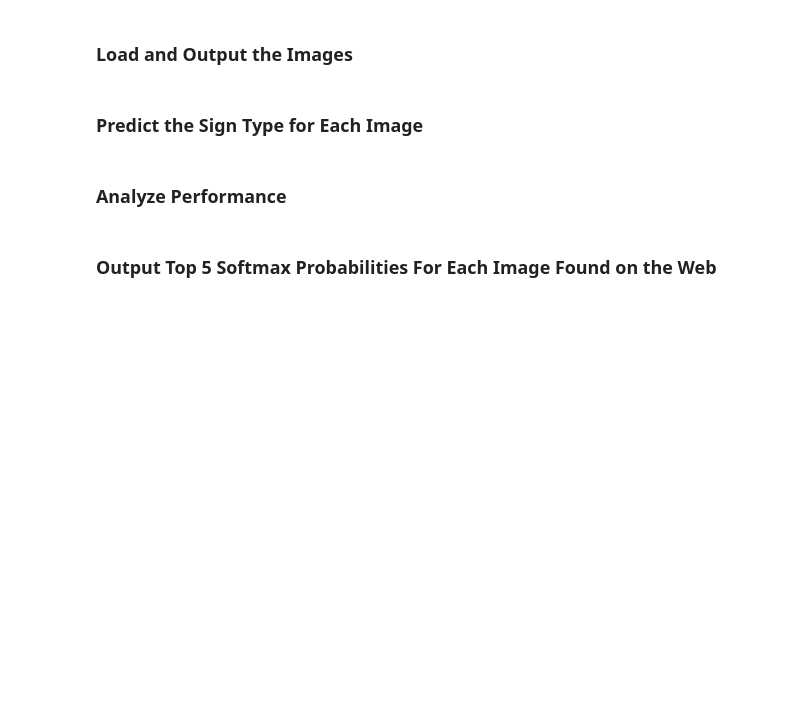
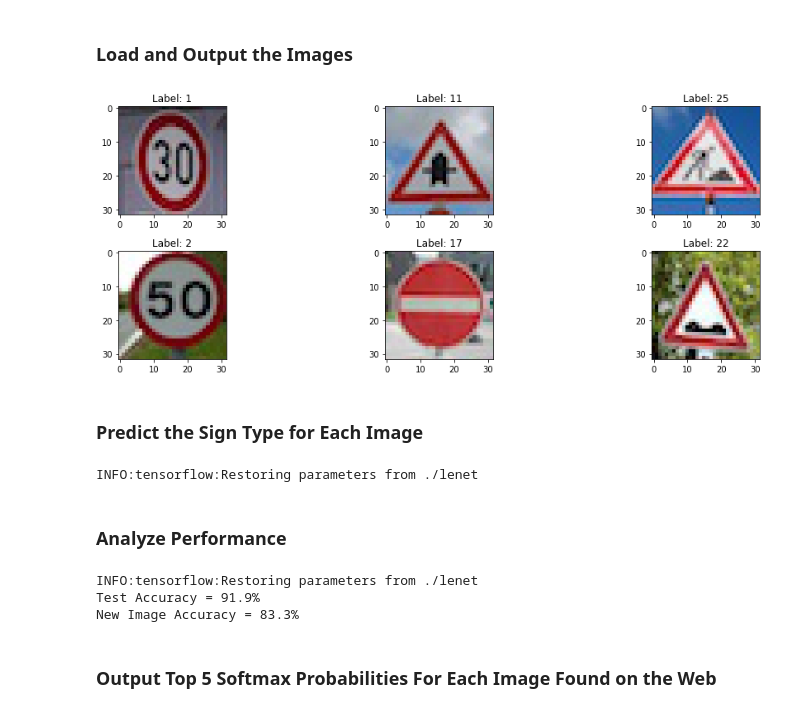
Before and after one commit to Lybron/CarND-T1P2, a Jupyter notebook: Traffic_Sign_Classifier.ipynb, the cells around one changed output. Drawn from its saved outputs; the diff is of its cells as text; code cells hidden in the pictures; blank space fills up the shorter version.

```diff
--- a/Traffic_Sign_Classifier.ipynb
+++ b/Traffic_Sign_Classifier.ipynb
@@ -232,5 +275,5 @@ print("New X_train = %s" % len(X_train))
 # %%
 X_valid = preprocess_batch(X_valid, y_valid)
-print("New X_valid = %s" % len(X_valid))
+X_valid = normalize_img(X_valid)
 # %%
 X_test = preprocess_batch(X_test, y_test)
@@ -422,35 +546,37 @@ new_labels = [1,  # speed limit 30
               11, # Right-of-way at the next intersection
               25, # road work
               2,  # speed limit 50
               17, # no entry
               22]  # bumpy road
 
 new_images = []
 
 for name in image_names:
     # Read image
     img = Image.open(img_path+name)
     img = img.convert('RGB')
     img = img.resize((IMG_SIZE, IMG_SIZE), Image.ANTIALIAS)
     img = np.array(list(img.getdata()), dtype='uint8')
     img = np.reshape(img, (32, 32, 3))
 
     new_images.append(img)
 
 new_images = np.array(new_images, dtype='uint8')
 
-def plot_samples():
+def plot_custom_samples():
 
     for i in range(len(new_images)):
         image = new_images[i]
         plt.subplot(2, 3, i+1)
         plt.imshow(image)
         plt.title('Label: %s' % new_labels[i])
 
     plt.tight_layout()
     plt.show()
 
-plot_samples()
+plot_custom_samples()
+# %% [output]
+[figure, added]
 # %% [markdown]
 ### Predict the Sign Type for Each Image
 # %%
@@ -458,7 +584,7 @@ plot_samples()
 ### Make sure to pre-process the images with the same pre-processing pipeline used earlier.
 ### Feel free to use as many code cells as needed.
 
-new_preprocessed_images = preprocess_batch(new_images)
+new_preprocessed_images = preprocess_batch(new_images, new_labels)
 
 with tf.Session() as sess:
     saver.restore(sess, './lenet')
@@ -469,6 +595,8 @@ with tf.Session() as sess:
     normalized_prob = sess.run(softmax, feed_dict={x: new_preprocessed_images, keep_prob: 1.0})
 
     probs = sess.run(tf.nn.top_k(tf.constant(normalized_prob), k=5, sorted=True))
+# %% [output]
+INFO:tensorflow:Restoring parameters from ./lenet
 # %% [markdown]
 ### Analyze Performance
 # %%
@@ -480,11 +608,15 @@ with tf.Session() as sess:
 
     # Test Set
     test_accuracy = evaluate(X_test, y_test)
-    print("Test Accuracy = {:.3f}".format(test_accuracy))
+    print("Test Accuracy = {:.1f}%".format(test_accuracy * 100))
 
     # New Image Set
     new_accuracy = evaluate(new_images, new_labels)
-    print("New Image Accuracy = {:.3f}".format(new_accuracy))
+    print("New Image Accuracy = {:.1f}%".format(new_accuracy * 100))
+# %% [output]
+INFO:tensorflow:Restoring parameters from ./lenet
+Test Accuracy = 91.9%
+New Image Accuracy = 83.3%
 # %% [markdown]
 ### Output Top 5 Softmax Probabilities For Each Image Found on the Web
 # %% [markdown]
```
Also changed, not shown: parts of 36 cells of this notebook, 6 other files.
